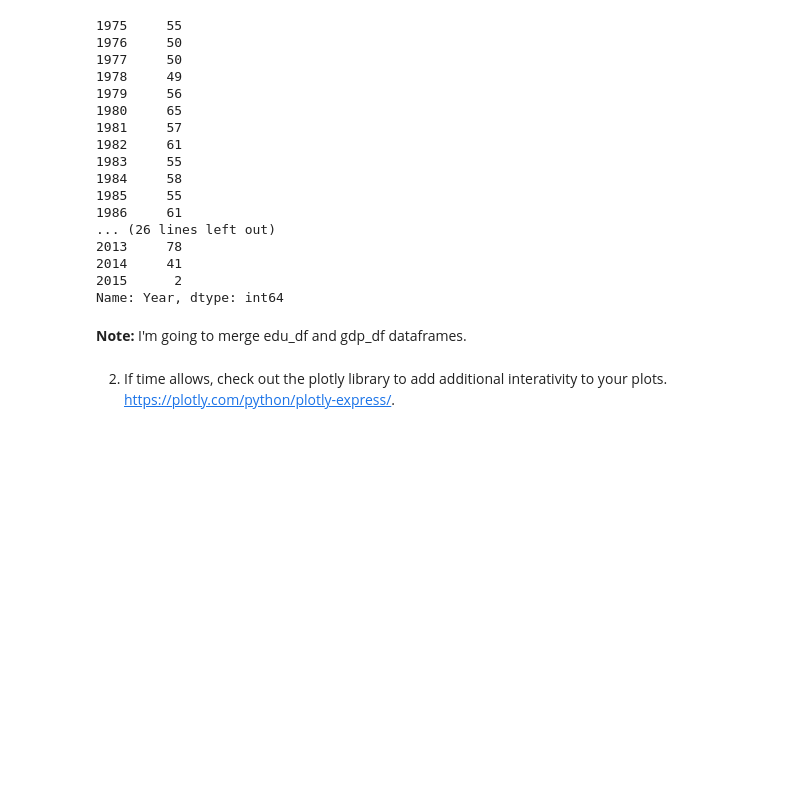
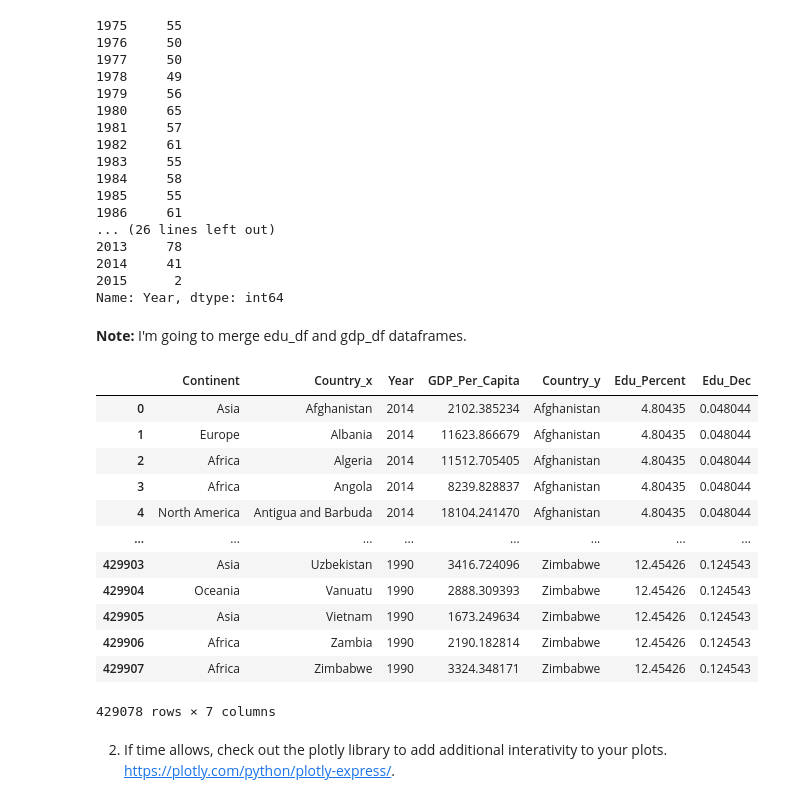
Before and after one commit to Claytor/exploratory_analysis_of_un_data, a Jupyter notebook: notebooks/UN Data Exploration.ipynb, the cells around one changed output. Saved outputs shown, nothing was run; the diff lists cells and outputs as text; code cells hidden in the pictures; blank space fills up the shorter version.

```diff
--- a/notebooks/UN Data Exploration.ipynb
+++ b/notebooks/UN Data Exploration.ipynb
@@ -727,12 +727,26 @@ Name: Year, dtype: int64
 **Note:**  I'm going to merge edu_df and gdp_df dataframes.
 # %%
 # Merge gdp_df and edu_df, Dropping Saving changes back to edu_df
-#edu_spend = pd.merge(
-#    left = gdp_df,
-#    right = edu_df,
-#    how='right',
-#    on='Year'
-#).dropna()
-#edu_spend
+edu_spend = pd.merge(
+    left = gdp_df,
+    right = edu_df,
+    how='right',
+    on='Year'
+).dropna()
+edu_spend
+# %% [output]
+|  | Continent | Country_x | Year | GDP_Per_Capita | Country_y | Edu_Percent | Edu_Dec |
+| 0 | Asia | Afghanistan | 2014 | 2102.385234 | Afghanistan | 4.80435 | 0.048044 |
+| 1 | Europe | Albania | 2014 | 11623.866679 | Afghanistan | 4.80435 | 0.048044 |
+| 2 | Africa | Algeria | 2014 | 11512.705405 | Afghanistan | 4.80435 | 0.048044 |
+| 3 | Africa | Angola | 2014 | 8239.828837 | Afghanistan | 4.80435 | 0.048044 |
+| 4 | North America | Antigua and Barbuda | 2014 | 18104.241470 | Afghanistan | 4.80435 | 0.048044 |
+| ... | ... | ... | ... | ... | ... | ... | ... |
+| 429903 | Asia | Uzbekistan | 1990 | 3416.724096 | Zimbabwe | 12.45426 | 0.124543 |
+| 429904 | Oceania | Vanuatu | 1990 | 2888.309393 | Zimbabwe | 12.45426 | 0.124543 |
+| 429905 | Asia | Vietnam | 1990 | 1673.249634 | Zimbabwe | 12.45426 | 0.124543 |
+| 429906 | Africa | Zambia | 1990 | 2190.182814 | Zimbabwe | 12.45426 | 0.124543 |
+| 429907 | Africa | Zimbabwe | 1990 | 3324.348171 | Zimbabwe | 12.45426 | 0.124543 |
+429078 rows × 7 columns
 # %% [markdown]
 2.    If time allows, check out the plotly library to add additional interativity to your plots. [https://plotly.com/python/plotly-express/](https://plotly.com/python/plotly-express/).
```
